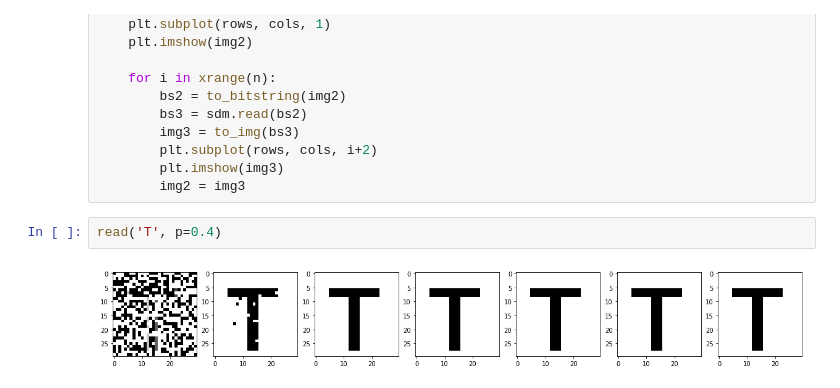
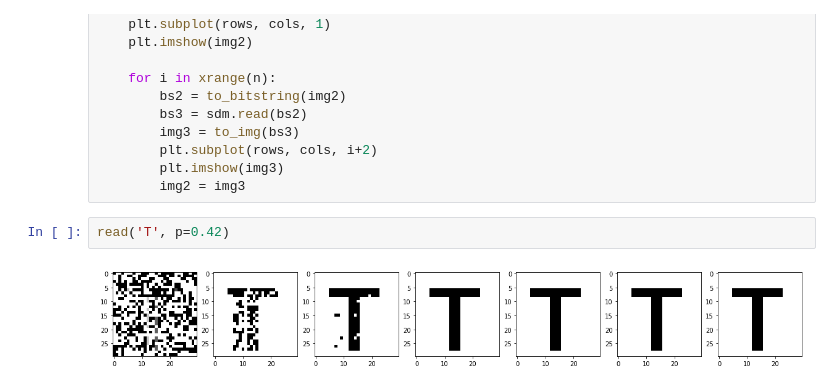
Before and after one commit to msbrogli/sdm-framework, a Jupyter notebook: docs/notebooks/Noise filter.ipynb, the cells around one changed output. Drawn from its saved outputs; the diff is of its cells as text.

```diff
--- a/docs/notebooks/Noise filter.ipynb
+++ b/docs/notebooks/Noise filter.ipynb
@@ -120,9 +120,9 @@ def read(letter, n=6, p=0.25):
         plt.imshow(img3)
         img2 = img3
 # %%
-read('T', p=0.4)
+read('T', p=0.42)
 # %% [output]
-[figure, old version]
+[figure, new version]
 # %%
 read('I', p=0.42)
 # %% [output]
```
Also changed, not shown: parts of 4 cells of this notebook.
